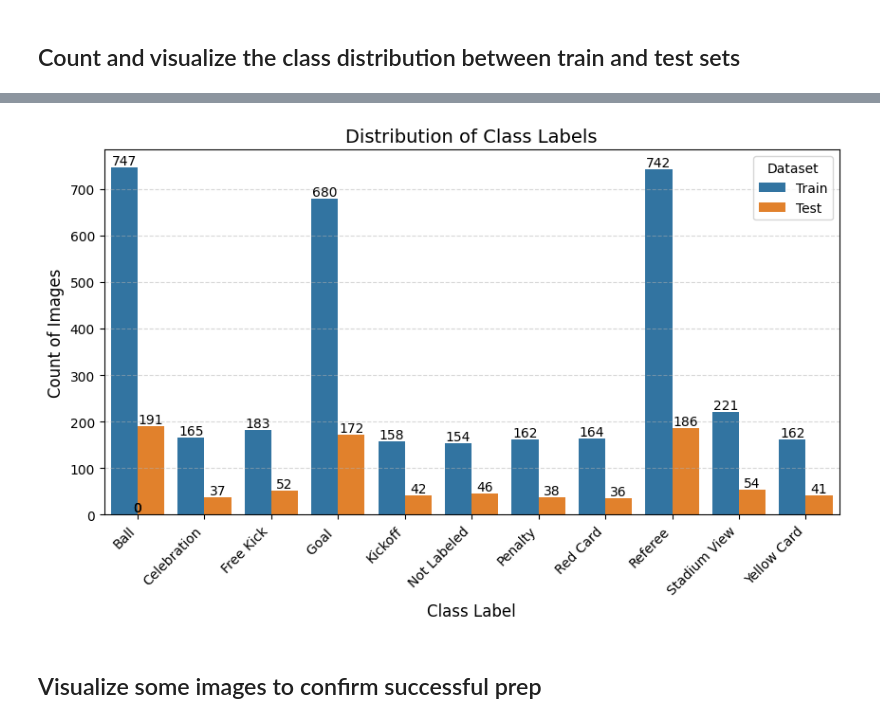
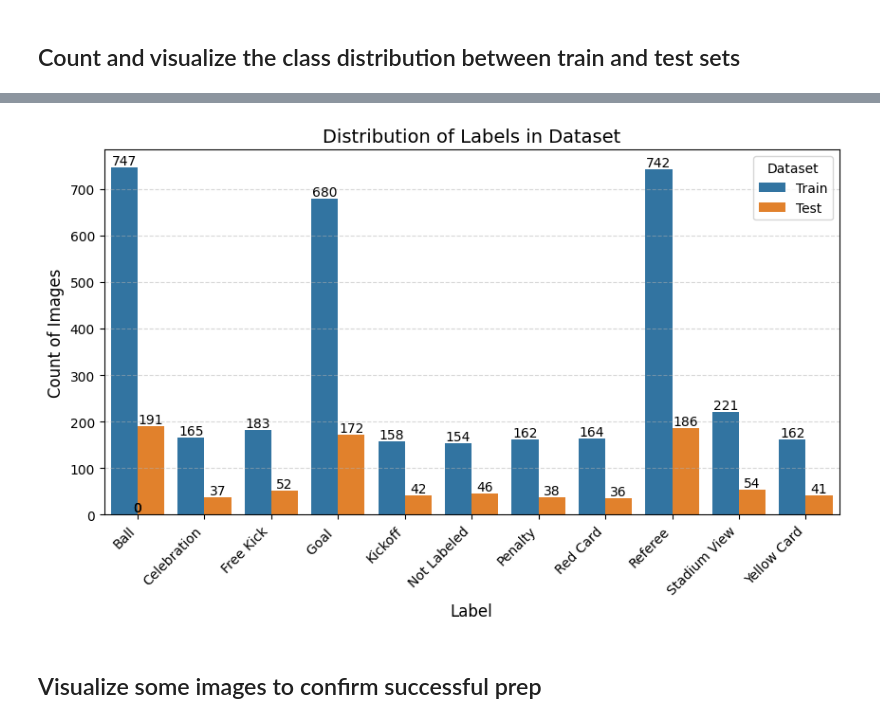
Before and after one commit to mtricanowicz/DSBA6165_Project, a Jupyter notebook: DSBA-6165 - Project - Stage 4 - Baseline Model.ipynb, the cells around one changed output, grey strips where cells are left out. Cells and saved outputs as stored; diff of their text form; code cells hidden in the pictures.

```diff
--- a/DSBA-6165 - Project - Stage 4 - Baseline Model.ipynb
+++ b/DSBA-6165 - Project - Stage 4 - Baseline Model.ipynb
@@ -143,23 +134,8 @@ counts_df = counts_df.melt(id_vars="Class", var_name="Dataset", value_name="Coun
-# %%
-# Visualize label counts
-plt.figure(figsize=(10, 5))
-ax = sns.barplot(data=counts_df, x="Class", y="Count", hue="Dataset", dodge=True)
-plt.xlabel("Class Label", fontsize=12)
-plt.ylabel("Count of Images", fontsize=12)
-plt.title("Distribution of Class Labels", fontsize=14)
-plt.xticks(rotation=45, ha="right")
-plt.grid(axis="y", linestyle="--", alpha=0.5)
-# Annotate bars with counts
-for p in ax.patches:
-    ax.annotate(
-        f'{int(p.get_height())}',  # set the annotation to the height (value) of the bar
-        (p.get_x() + p.get_width() / 2, p.get_height()),  # center annotation at the top of the bar
-        ha='center',
-        va='bottom'
-    )
-plt.show()
-# %% [output]
-[figure, removed]
+# %%
+# Plot comparison of label distribution between the train and test sets
+plot_label_counts(y_train, y_test)
+# %% [output]
+[figure, added]
 # %% [markdown]
 ## Visualize some images to confirm successful prep
 # %%
```
Also changed, not shown: parts of 26 cells of this notebook.
